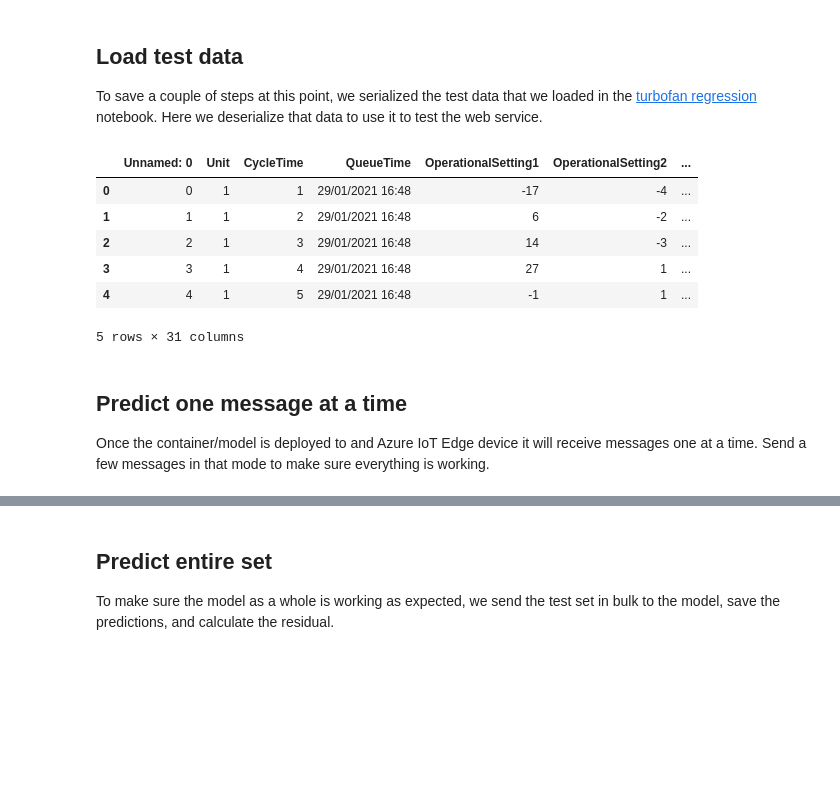
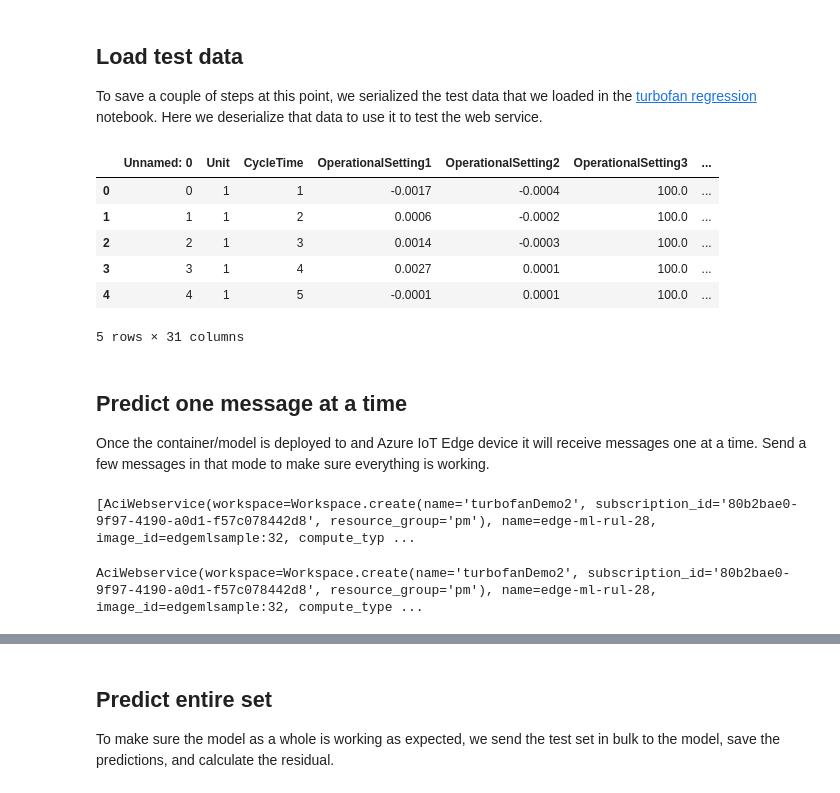
Before and after one commit to andreiciobanu/IoTEdgeAndMlSample, a Jupyter notebook: AzureNotebooks/02-turbofan_deploy_model.ipynb, the cells around one changed output, grey strips where cells are left out. Saved outputs shown, nothing was run; the diff lists cells and outputs as text; code cells hidden in the pictures; blank space fills up the shorter version.

Commit message:
demo

```diff
--- a/AzureNotebooks/02-turbofan_deploy_model.ipynb
+++ b/AzureNotebooks/02-turbofan_deploy_model.ipynb
@@ -296,20 +279,51 @@ To save a couple of steps at this point, we serialized the test data that we loa
 # %%
 import pandas as pd
 from sklearn.externals import joblib
 import numpy
 
-test_df = pd.read_csv("data/Test2.csv")
+test_df = pd.read_csv("data/WebServiceTest.csv")
 
 test_df.head(5)
 # %% [output]
-|  | Unnamed: 0 | Unit | CycleTime | QueueTime | OperationalSetting1 | OperationalSetting2 | ... |
-| 0 | 0 | 1 | 1 | 29/01/2021 16:48 | -17 | -4 | ... |
-| 1 | 1 | 1 | 2 | 29/01/2021 16:48 | 6 | -2 | ... |
-| 2 | 2 | 1 | 3 | 29/01/2021 16:48 | 14 | -3 | ... |
-| 3 | 3 | 1 | 4 | 29/01/2021 16:48 | 27 | 1 | ... |
-| 4 | 4 | 1 | 5 | 29/01/2021 16:48 | -1 | 1 | ... |
+|  | Unnamed: 0 | Unit | CycleTime | OperationalSetting1 | OperationalSetting2 | OperationalSetting3 | ... |
+| 0 | 0 | 1 | 1 | -0.0017 | -0.0004 | 100.0 | ... |
+| 1 | 1 | 1 | 2 | 0.0006 | -0.0002 | 100.0 | ... |
+| 2 | 2 | 1 | 3 | 0.0014 | -0.0003 | 100.0 | ... |
+| 3 | 3 | 1 | 4 | 0.0027 | 0.0001 | 100.0 | ... |
+| 4 | 4 | 1 | 5 | -0.0001 | 0.0001 | 100.0 | ... |
 5 rows × 31 columns
 # %% [markdown]
 ## Predict one message at a time
 
 Once the container/model is deployed to and Azure IoT Edge device it will receive messages one at a time. Send a few messages in that mode to make sure everything is working.
+# %%
+from azureml.core.webservice import AciWebservice
+from azureml.core.webservice import Webservice
+from azureml.core.workspace import Workspace
+from azureml.core.experiment import Experiment
+from azureml.core.model import Model
+from azureml.train.automl.run import AutoMLRun
+import json
+
+#name project folder and experiment
+model_data = json.load(open('./aml_config/model_config.json'))
+
+run_id = model_data['regressionRunId']
+experiment_name = model_data['experimentName']
+model_id = model_data['modelId']
+
+experiment = Experiment(ws, experiment_name)
+automl_run = AutoMLRun(experiment = experiment, run_id = run_id)
+model = Model(ws, model_id)
+
+ws = Workspace.from_config(path='./aml_config')
+
+# if the serve has already been deployed
+aci_service_list = Webservice.list(model_name=model.name,
+                              workspace = ws)
+# %% [output]
+[AciWebservice(workspace=Workspace.create(name='turbofanDemo2', subscription_id='80b2bae0-9f97-4190-a0d1-f57c078442d8', resource_group='pm'), name=edge-ml-rul-28, image_id=edgemlsample:32, compute_typ ...
+# %%
+print(aci_service_list[0])
+# %% [output]
+AciWebservice(workspace=Workspace.create(name='turbofanDemo2', subscription_id='80b2bae0-9f97-4190-a0d1-f57c078442d8', resource_group='pm'), name=edge-ml-rul-28, image_id=edgemlsample:32, compute_type ...
```
Also changed, not shown: parts of 5 cells of this notebook, 3 other files.
